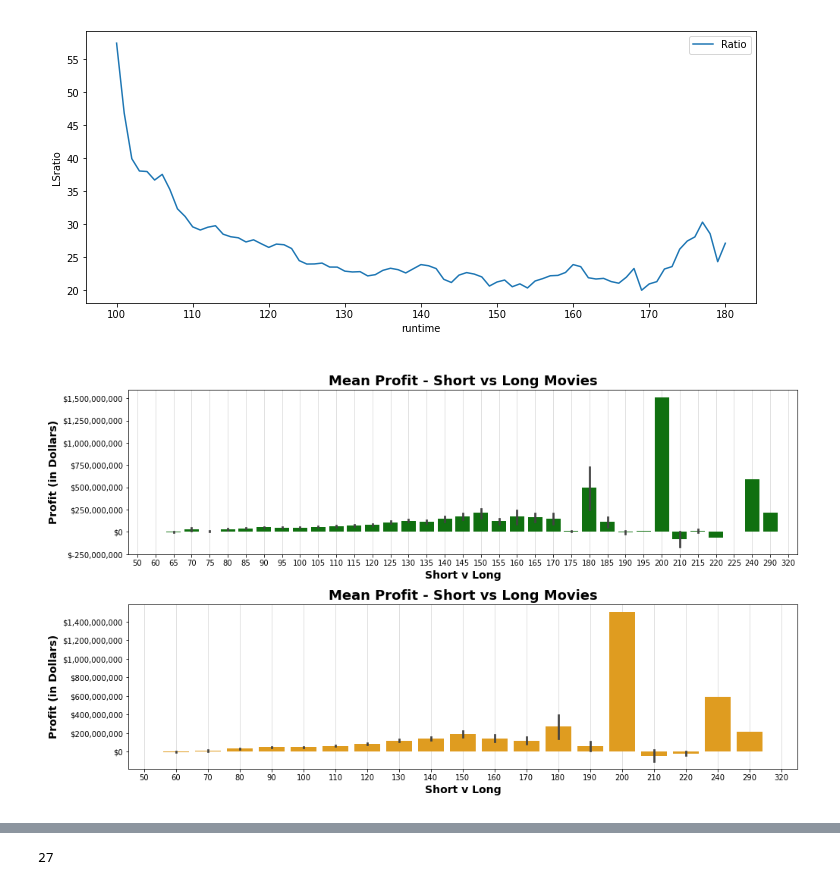
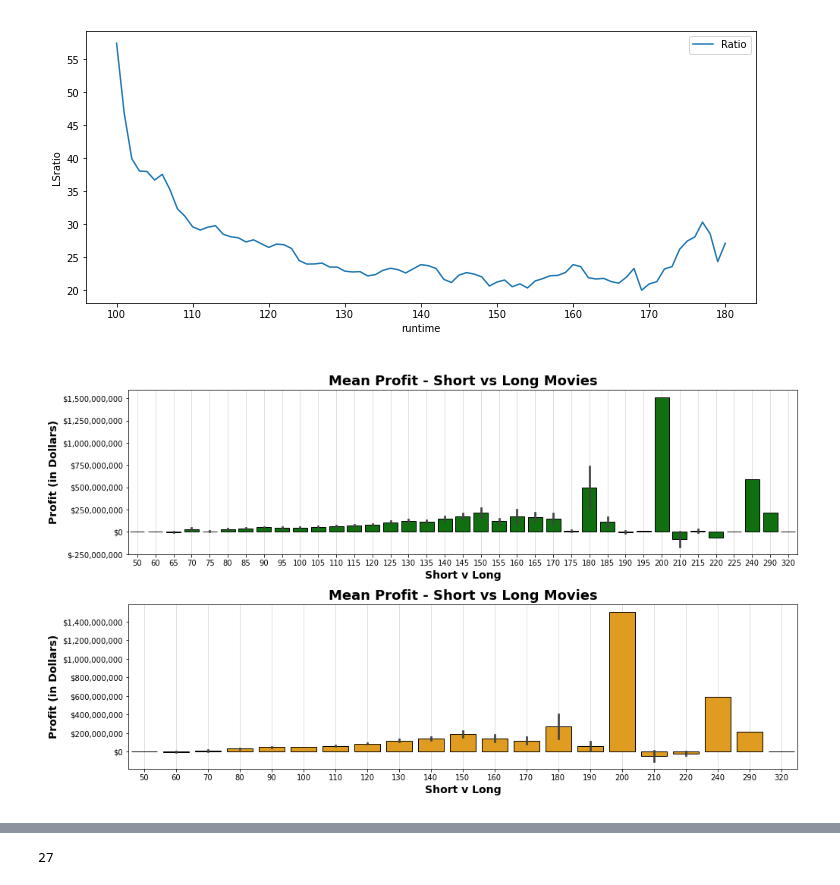
Before and after one commit to msmccann10/PP-movie-database-and-analysis, a Jupyter notebook: 03_Hypothesis_Testing.ipynb, the cells around one changed output, grey strips where cells are left out. Cells and saved outputs as stored; diff of their text form; code cells hidden in the pictures.

```diff
--- a/03_Hypothesis_Testing.ipynb
+++ b/03_Hypothesis_Testing.ipynb
@@ -800,26 +1051,27 @@ plt.legend();
 # %%
 # Lets look at the mean Revenue when runtime is grouped into 5 or 10 minute chunks//
 # look up pd.cut
 runrev['round5'] = (round(df['runtimeMinutes']/5) * 5).astype(int)
 runrev['round10'] = (round(df['runtimeMinutes']/10) * 10).astype(int)
 # runrev = runrev[(runrev['round10'] >= 100) & (runrev['round10'] <= 180)]
 
 fig,ax = plt.subplots(figsize = (14,8), ncols = 1, nrows = 2)
-sns.barplot(x = runrev['round5'], y = runrev['profit_adj'], ci = 68, color = 'green',
-           ax = ax[0])
+sns.barplot(x = runrev['round5'], y = runrev['profit_adj'], ci = 68,
+            color = 'green', edgecolor = 'black', ax = ax[0])
 ax[0].set_title("Mean Profit - Short vs Long Movies", size = 18, weight = 'semibold')
 ax[0].set_ylabel("Profit (in Dollars)", size = 14, weight = 'semibold')
 ax[0].set_xlabel("Short v Long", size = 14, weight = 'semibold')
-sns.barplot(x = runrev['round10'], y = runrev['profit_adj'], ci = 68, color = 'orange',
-           ax = ax[1])
+sns.barplot(x = runrev['round10'], y = runrev['profit_adj'], ci = 68,
+            color = 'orange', edgecolor = 'black', ax = ax[1])
 ax[1].set_title("Mean Profit - Short vs Long Movies", size = 18, weight = 'semibold')
 ax[1].set_ylabel("Profit (in Dollars)", size = 14, weight = 'semibold')
 ax[1].set_xlabel("Short v Long", size = 14, weight = 'semibold')
 [ax.yaxis.set_major_formatter(StrMethodFormatter('${x:,.0f}'))for ax in ax]
 [ax.grid(axis = 'x', alpha = .5) for ax in ax]
+# [ax.set_ylim(-250000000, 250000000) for ax in ax]
 [ax.set_axisbelow(True) for ax in ax]
 plt.tight_layout()
 fig.tight_layout()
 fig.savefig(f"images/mean profit long short intervals.png");
 # %% [output]
-[figure, old version]
+[figure, new version]
```
Also changed, not shown: parts of 60 cells of this notebook, 7 other files.
